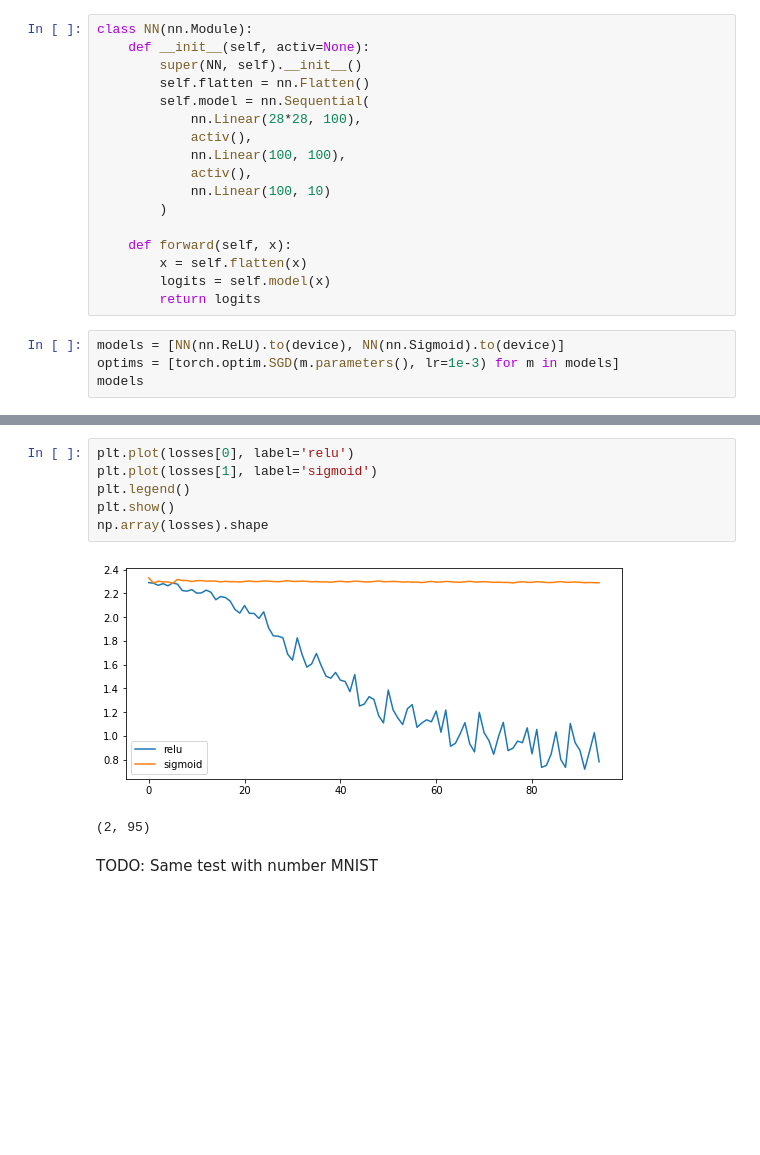
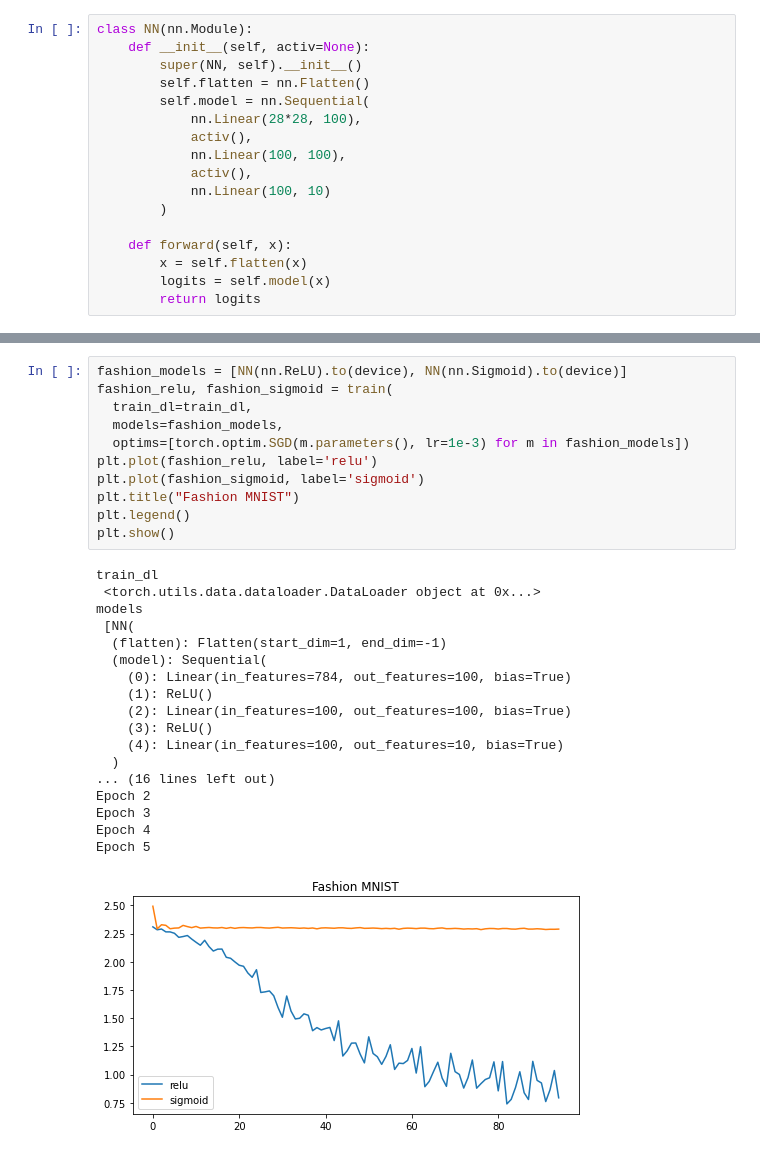
Before and after one commit to Zemke/ml, a Jupyter notebook: pytorch_fashion_mnist.ipynb, the cells around one changed output, grey strips where cells are left out. Drawn from its saved outputs; the diff is of its cells as text; blank space fills up the shorter version.

Commit message:
Sigmoid vs ReLU between Fashion MNIST and MNIST

```diff
--- a/pytorch_fashion_mnist.ipynb
+++ b/pytorch_fashion_mnist.ipynb
@@ -61,7 +53,3 @@ class NN(nn.Module):
         x = self.flatten(x)
         logits = self.model(x)
         return logits
-# %%
-models = [NN(nn.ReLU).to(device), NN(nn.Sigmoid).to(device)]
-optims = [torch.optim.SGD(m.parameters(), lr=1e-3) for m in models]
-models
@@ -137,11 +89,30 @@ loss: 2.288420  [57600/60000]
-# %%
-plt.plot(losses[0], label='relu')
-plt.plot(losses[1], label='sigmoid')
-plt.legend()
-plt.show()
-np.array(losses).shape
-# %% [output]
-[figure, removed]
-(2, 95)
-# %% [markdown]
-TODO: Same test with number MNIST
+# %%
+fashion_models = [NN(nn.ReLU).to(device), NN(nn.Sigmoid).to(device)]
+fashion_relu, fashion_sigmoid = train(
+  train_dl=train_dl,
+  models=fashion_models,
+  optims=[torch.optim.SGD(m.parameters(), lr=1e-3) for m in fashion_models])
+plt.plot(fashion_relu, label='relu')
+plt.plot(fashion_sigmoid, label='sigmoid')
+plt.title("Fashion MNIST")
+plt.legend()
+plt.show()
+# %% [output]
+train_dl
+ <torch.utils.data.dataloader.DataLoader object at 0x...>
+models
+ [NN(
+  (flatten): Flatten(start_dim=1, end_dim=-1)
+  (model): Sequential(
+    (0): Linear(in_features=784, out_features=100, bias=True)
+    (1): ReLU()
+    (2): Linear(in_features=100, out_features=100, bias=True)
+    (3): ReLU()
+    (4): Linear(in_features=100, out_features=10, bias=True)
+  )
+... (16 lines left out)
+Epoch 2
+Epoch 3
+Epoch 4
+Epoch 5
+[figure, added]
```
Also changed, not shown: parts of 6 cells of this notebook.
